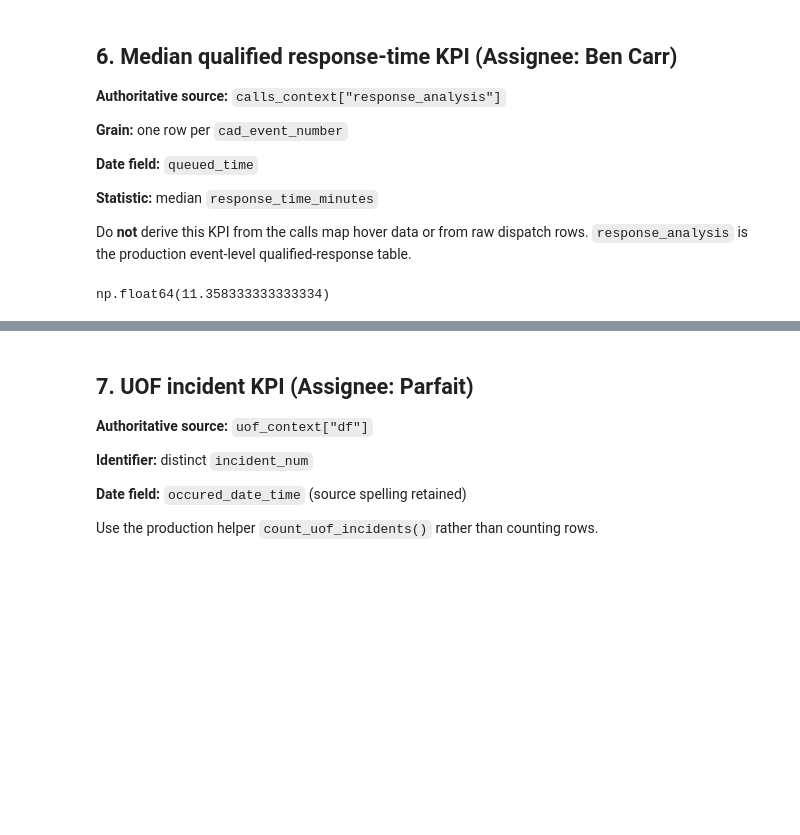
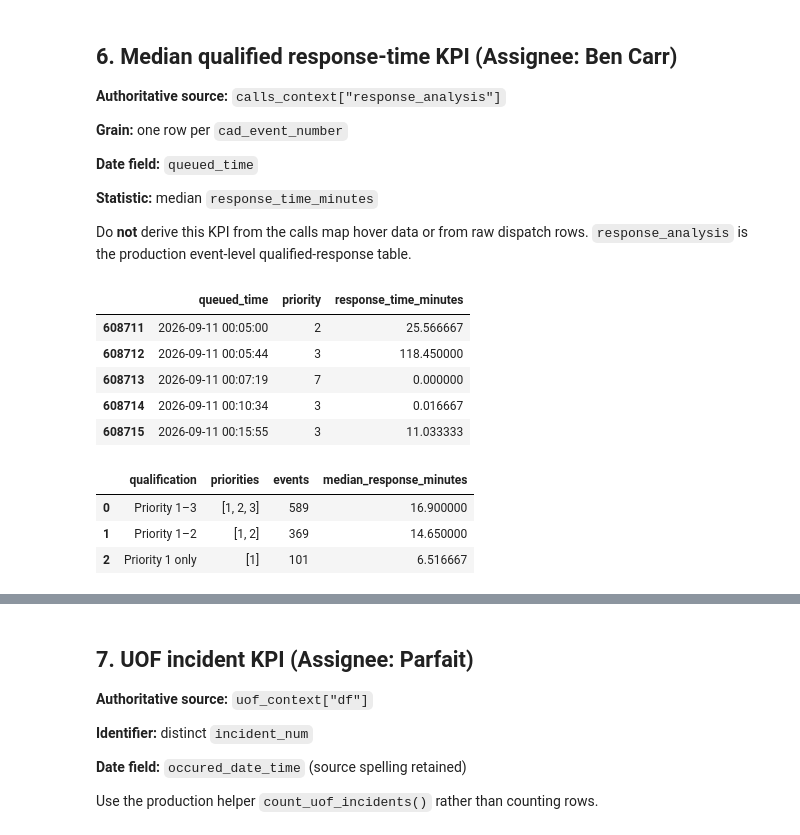
Before and after one commit to benji-carr/Seattle-Area-Public-Safety-Dashboard, a Jupyter notebook: notebooks/v1_1_figure_workbook.ipynb, the cells around one changed output, grey strips where cells are left out. Cells and saved outputs as stored; diff of their text form; code cells hidden in the pictures; blank space fills up the shorter version.

```diff
--- a/notebooks/v1_1_figure_workbook.ipynb
+++ b/notebooks/v1_1_figure_workbook.ipynb
@@ -1151,18 +1149,80 @@ preview_app.run(
 
 Do **not** derive this KPI from the calls map hover data or from raw dispatch rows. `response_analysis` is the production event-level qualified-response table.
 # %%
-response = calls_context["response_analysis"]
+response = calls_context["response_analysis"].copy()
 
-response_start = response["queued_time"].max().normalize()
+response["queued_time"] = pd.to_datetime(
+    response["queued_time"],
+    errors="coerce",
+)
+
+response_start = (
+    response["queued_time"]
+    .max()
+    .normalize()
+)
+
 response_end = response_start
 
 response_selected = response.loc[
-    pd.to_datetime(response["queued_time"]).dt.normalize().between(
-        response_start, response_end
+    response["queued_time"]
+    .dt.normalize()
+    .between(
+        response_start,
+        response_end,
     )
 ].copy()
 
-median_response_minutes = response_selected["response_time_minutes"].median()
-median_response_minutes
+response_selected[
+    [
+        "queued_time",
+        "priority",
+        "response_time_minutes",
+    ]
+].head()
 # %% [output]
-np.float64(11.358333333333334)
+|  | queued_time | priority | response_time_minutes |
+| 608711 | 2026-09-11 00:05:00 | 2 | 25.566667 |
+| 608712 | 2026-09-11 00:05:44 | 3 | 118.450000 |
+| 608713 | 2026-09-11 00:07:19 | 7 | 0.000000 |
+| 608714 | 2026-09-11 00:10:34 | 3 | 0.016667 |
+| 608715 | 2026-09-11 00:15:55 | 3 | 11.033333 |
+# %%
+priority_tests = {
+    "Priority 1–3": [1, 2, 3],
+    "Priority 1–2": [1, 2],
+    "Priority 1 only": [1],
+}
+
+priority_comparison = []
+
+for label, priorities in priority_tests.items():
+    selected = response_selected.loc[
+        response_selected["priority"].isin(
+            priorities
+        )
+    ].copy()
+
+    priority_comparison.append(
+        {
+            "qualification": label,
+            "priorities": priorities,
+            "events": len(selected),
+            "median_response_minutes": (
+                selected[
+                    "response_time_minutes"
+                ].median()
+            ),
+        }
+    )
+
+priority_comparison = pd.DataFrame(
+    priority_comparison
+)
+
+priority_comparison
+# %% [output]
+|  | qualification | priorities | events | median_response_minutes |
+| 0 | Priority 1–3 | [1, 2, 3] | 589 | 16.900000 |
+| 1 | Priority 1–2 | [1, 2] | 369 | 14.650000 |
+| 2 | Priority 1 only | [1] | 101 | 6.516667 |
```
Also changed, not shown: parts of 23 cells of this notebook.
